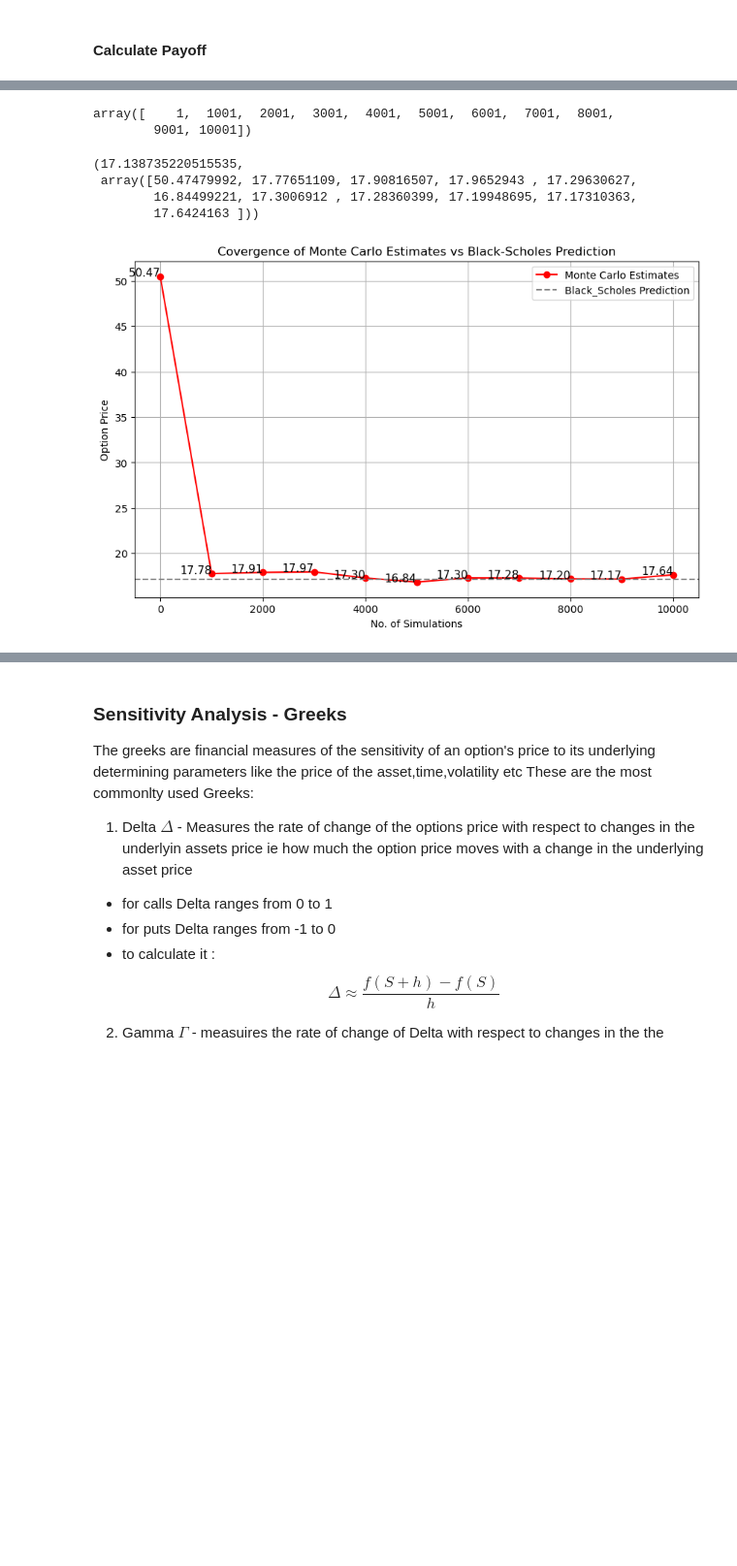
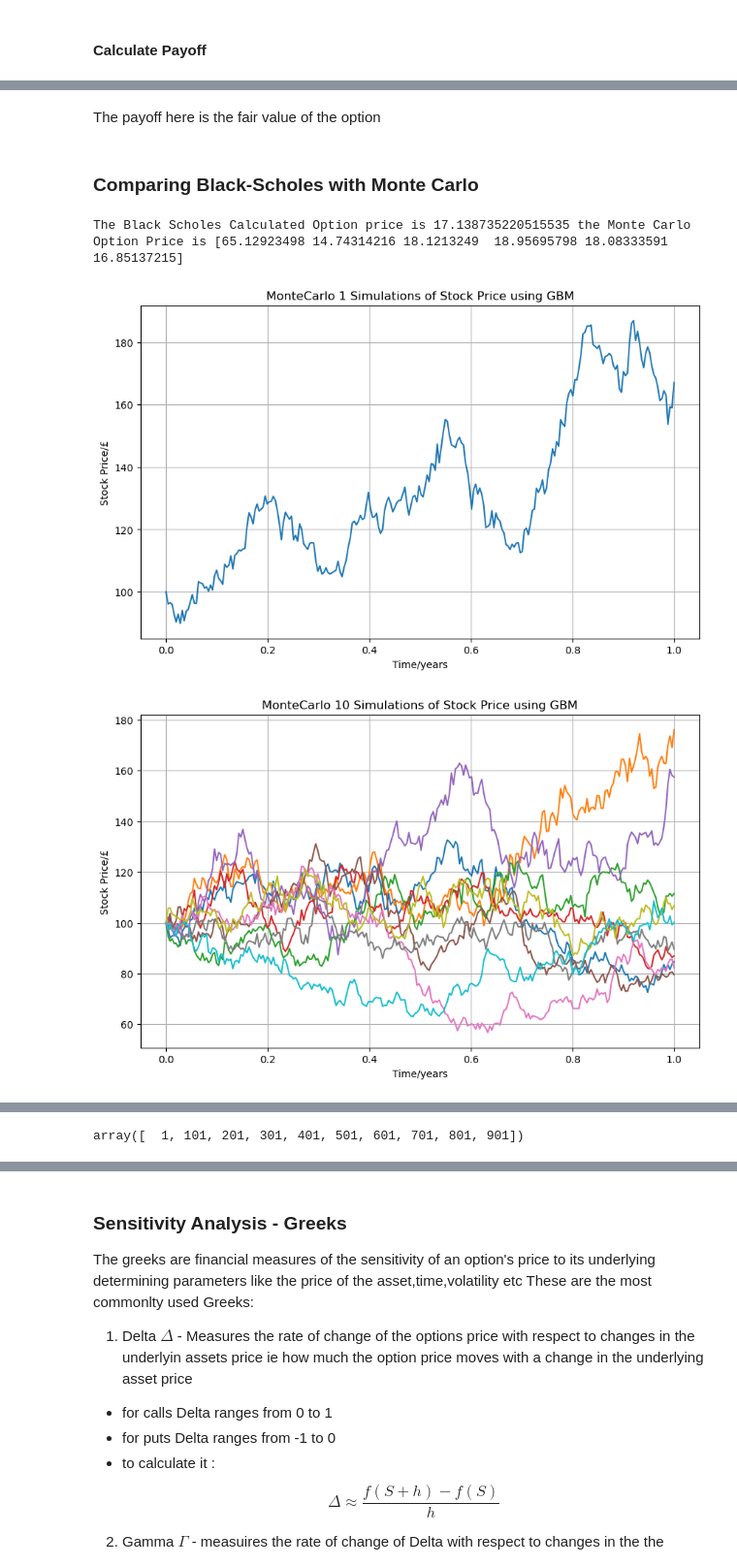
Before and after one commit to LilacOrchid/BlackScholesMonteCarlo, a Jupyter notebook: Black Scholes.ipynb, the cells around one changed output, grey strips where cells are left out. Shown at 97% size. Saved outputs shown, nothing was run; the diff lists cells and outputs as text; code cells hidden in the pictures; blank space fills up the shorter version.

```diff
--- a/Black Scholes.ipynb
+++ b/Black Scholes.ipynb
@@ -295,3 +257,0 @@ def BSvsMC(S,X,r,sigma,T,N,Otype,plot1,plot2):
-# %%
-N = [1,10,50,100,1000,10000]
-BSvsMC(S,X,r,sigma,T,N,Otype='call',plot1=True,plot2=False)
@@ -308,14 +258,4 @@ BSvsMC(S,X,r,sigma,T,N,Otype='call',plot1=True,plot2=False)
-# %%
-N=np.arange(1,11000,1000)
-N
-# %% [output]
-array([    1,  1001,  2001,  3001,  4001,  5001,  6001,  7001,  8001,
-        9001, 10001])
-# %%
-BSvsMC(S,X,r,sigma,T,N,Otype='call',plot1=False,plot2=True)
-# %% [output]
-(17.138735220515535,
- array([50.47479992, 17.77651109, 17.90816507, 17.9652943 , 17.29630627,
-        16.84499221, 17.3006912 , 17.28360399, 17.19948695, 17.17310363,
-        17.6424163 ]))
-[figure, removed]
+# %% [markdown]
+The payoff here is the fair value of the option
+# %% [markdown]
+### Comparing Black-Scholes with Monte Carlo
@@ -321,0 +297,7 @@ BSvsMC(S,X,r,sigma,T,N,Otype='call',plot1=False,plot2=True)
+# %%
+N = [1,10,50,100,500,1000]
+BSvsMC(S,X,r,sigma,T,N,Otype='call',plot1=True,plot2=False)
+# %% [output]
+The Black Scholes Calculated Option price is 17.138735220515535 the Monte Carlo Option Price is [65.12923498 14.74314216 18.1213249  18.95695798 18.08333591 16.85137215]
+[figure, added]
+[figure, added]
@@ -321,0 +308,5 @@ BSvsMC(S,X,r,sigma,T,N,Otype='call',plot1=False,plot2=True)
+# %%
+N=np.arange(1,1000,100)
+N
+# %% [output]
+array([  1, 101, 201, 301, 401, 501, 601, 701, 801, 901])
```
Also changed, not shown: parts of 38 cells of this notebook.
